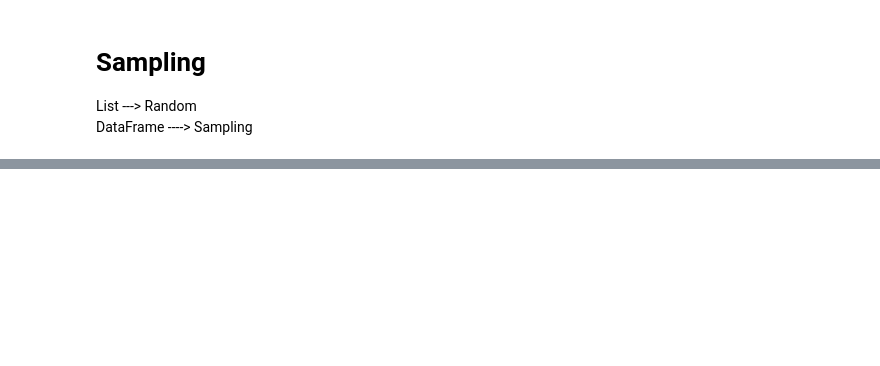
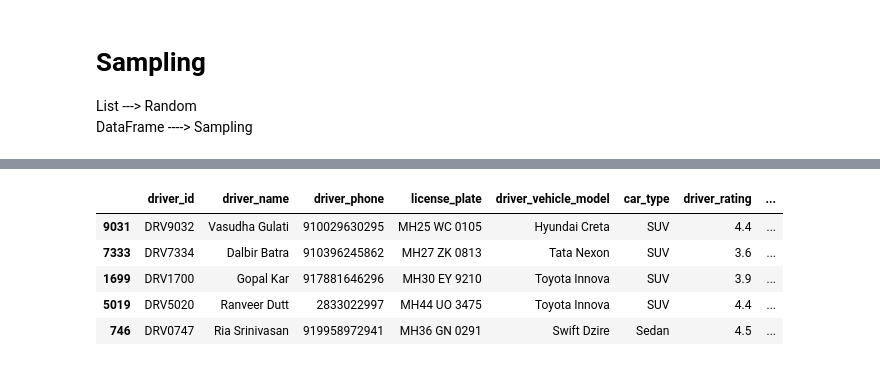
Before and after one commit to riyapandey23/mumbai-transport-de-platform, a Jupyter notebook: notebooks/02_data_generator.ipynb, the cells around one changed output, grey strips where cells are left out. Cells and saved outputs as stored; diff of their text form; code cells hidden in the pictures; blank space fills up the shorter version.

```diff
--- a/notebooks/02_data_generator.ipynb
+++ b/notebooks/02_data_generator.ipynb
@@ -255,7 +323,14 @@ df.sample(n=random.randint(1,5))
 # %%
 import random
 
-row = df.sample(n=1)
+row = df.sample(n=5)
 row
+# %% [output]
+|  | driver_id | driver_name | driver_phone | license_plate | driver_vehicle_model | car_type | driver_rating | ... |
+| 9031 | DRV9032 | Vasudha Gulati | 910029630295 | MH25 WC 0105 | Hyundai Creta | SUV | 4.4 | ... |
+| 7333 | DRV7334 | Dalbir Batra | 910396245862 | MH27 ZK 0813 | Tata Nexon | SUV | 3.6 | ... |
+| 1699 | DRV1700 | Gopal Kar | 917881646296 | MH30 EY 9210 | Toyota Innova | SUV | 3.9 | ... |
+| 5019 | DRV5020 | Ranveer Dutt | 2833022997 | MH44 UO 3475 | Toyota Innova | SUV | 4.4 | ... |
+| 746 | DRV0747 | Ria Srinivasan | 919958972941 | MH36 GN 0291 | Swift Dzire | Sedan | 4.5 | ... |
 # %%
 row.to_dict()       # nested dictionary
```
Also changed, not shown: parts of 19 cells of this notebook.
